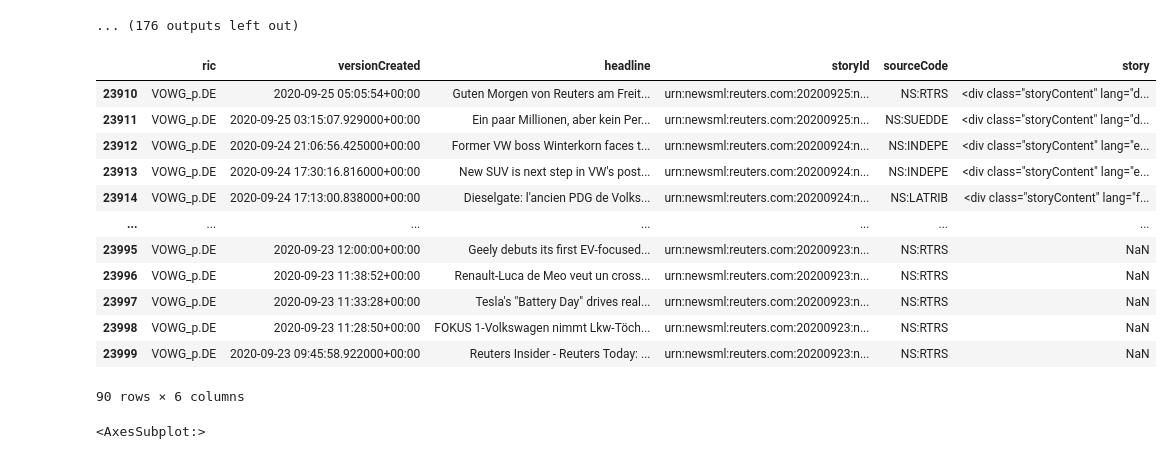
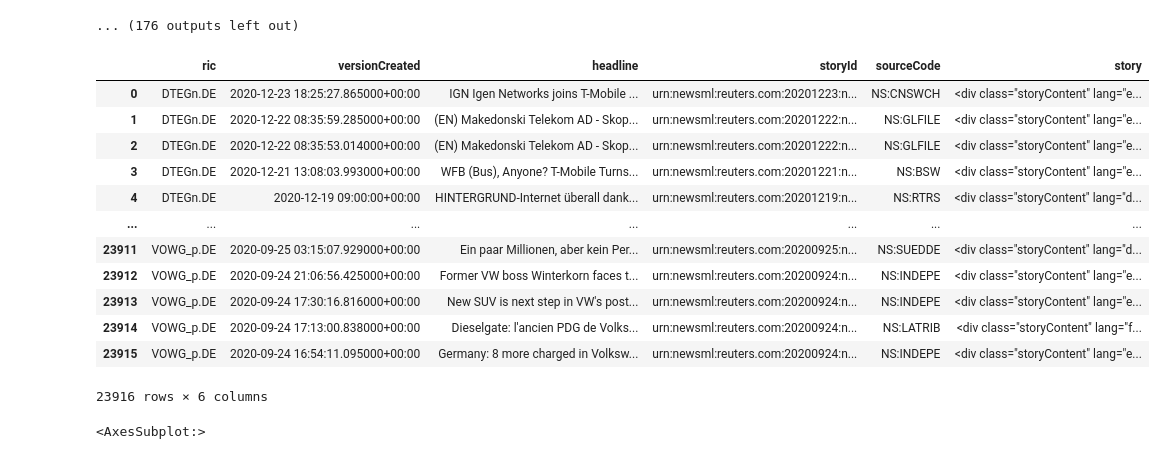
Before and after one commit to dany-kuznetsov/trade_get_news_true_way, a Jupyter notebook: trade_news_collector.ipynb, the cells around one changed output. Saved outputs shown, nothing was run; the diff lists cells and outputs as text; code cells hidden in the pictures.

```diff
--- a/trade_news_collector.ipynb
+++ b/trade_news_collector.ipynb
@@ -220,10 +220,12 @@ for ric_i in range(0, len(rics_to_loop_df)): # range(0, len(rics_to_loop_df))
                 story_is_success = True
                 print(story_i, end='; ')
 
-            except:
+            except: # Exception e
                 story_is_success = False
+                # Заменим NA на текст ошибки
+                news_get_df.loc[story_i, 'story'] = 'error_when_trying_to_collect_story'
                 # Выведем story с ошибкой
-                print()
+                print() # e.message
                 print(
                     'STORY IS OK:', story_is_success,
                     '  ric_now:', ric_now,
@@ -401,21 +403,21 @@ is_this_ric_in_all: True   up_to_date_ric: 2020-04-03 07:13:14+00:00 news_get_df
 2020-12-30 04:36:40,037 P[18872] [MainThread 7824] HTTP request failed: EikonError-Backend error. 404 Not Found
 ... (176 outputs left out)
 # %%
-all_headlines_df.tail(90)
+all_headlines_df
 # %% [output]
 |  | ric | versionCreated | headline | storyId | sourceCode | story |
-| 23910 | VOWG_p.DE | 2020-09-25 05:05:54+00:00 | Guten Morgen von Reuters am Freit... | urn:newsml:reuters.com:20200925:n... | NS:RTRS | <div class="storyContent" lang="d... |
+| 0 | DTEGn.DE | 2020-12-23 18:25:27.865000+00:00 | IGN Igen Networks joins T-Mobile ... | urn:newsml:reuters.com:20201223:n... | NS:CNSWCH | <div class="storyContent" lang="e... |
+| 1 | DTEGn.DE | 2020-12-22 08:35:59.285000+00:00 | (EN) Makedonski Telekom AD - Skop... | urn:newsml:reuters.com:20201222:n... | NS:GLFILE | <div class="storyContent" lang="e... |
+| 2 | DTEGn.DE | 2020-12-22 08:35:53.014000+00:00 | (EN) Makedonski Telekom AD - Skop... | urn:newsml:reuters.com:20201222:n... | NS:GLFILE | <div class="storyContent" lang="e... |
+| 3 | DTEGn.DE | 2020-12-21 13:08:03.993000+00:00 | WFB (Bus), Anyone? T-Mobile Turns... | urn:newsml:reuters.com:20201221:n... | NS:BSW | <div class="storyContent" lang="e... |
+| 4 | DTEGn.DE | 2020-12-19 09:00:00+00:00 | HINTERGRUND-Internet überall dank... | urn:newsml:reuters.com:20201219:n... | NS:RTRS | <div class="storyContent" lang="d... |
+| ... | ... | ... | ... | ... | ... | ... |
 | 23911 | VOWG_p.DE | 2020-09-25 03:15:07.929000+00:00 | Ein paar Millionen, aber kein Per... | urn:newsml:reuters.com:20200925:n... | NS:SUEDDE | <div class="storyContent" lang="d... |
 | 23912 | VOWG_p.DE | 2020-09-24 21:06:56.425000+00:00 | Former VW boss Winterkorn faces t... | urn:newsml:reuters.com:20200924:n... | NS:INDEPE | <div class="storyContent" lang="e... |
 | 23913 | VOWG_p.DE | 2020-09-24 17:30:16.816000+00:00 | New SUV is next step in VW's post... | urn:newsml:reuters.com:20200924:n... | NS:INDEPE | <div class="storyContent" lang="e... |
 | 23914 | VOWG_p.DE | 2020-09-24 17:13:00.838000+00:00 | Dieselgate: l'ancien PDG de Volks... | urn:newsml:reuters.com:20200924:n... | NS:LATRIB | <div class="storyContent" lang="f... |
-| ... | ... | ... | ... | ... | ... | ... |
-| 23995 | VOWG_p.DE | 2020-09-23 12:00:00+00:00 | Geely debuts its first EV-focused... | urn:newsml:reuters.com:20200923:n... | NS:RTRS | NaN |
-| 23996 | VOWG_p.DE | 2020-09-23 11:38:52+00:00 | Renault-Luca de Meo veut un cross... | urn:newsml:reuters.com:20200923:n... | NS:RTRS | NaN |
-| 23997 | VOWG_p.DE | 2020-09-23 11:33:28+00:00 | Tesla's "Battery Day" drives real... | urn:newsml:reuters.com:20200923:n... | NS:RTRS | NaN |
-| 23998 | VOWG_p.DE | 2020-09-23 11:28:50+00:00 | FOKUS 1-Volkswagen nimmt Lkw-Töch... | urn:newsml:reuters.com:20200923:n... | NS:RTRS | NaN |
-| 23999 | VOWG_p.DE | 2020-09-23 09:45:58.922000+00:00 | Reuters Insider - Reuters Today: ... | urn:newsml:reuters.com:20200923:n... | NS:RTRS | NaN |
+| 23915 | VOWG_p.DE | 2020-09-24 16:54:11.095000+00:00 | Germany: 8 more charged in Volksw... | urn:newsml:reuters.com:20200924:n... | NS:INDEPE | <div class="storyContent" lang="e... |
-90 rows × 6 columns
+23916 rows × 6 columns
 # %%
 all_headlines_df['versionCreated'].plot()
 # %% [output]
```
Also changed, not shown: parts of 4 cells of this notebook.
